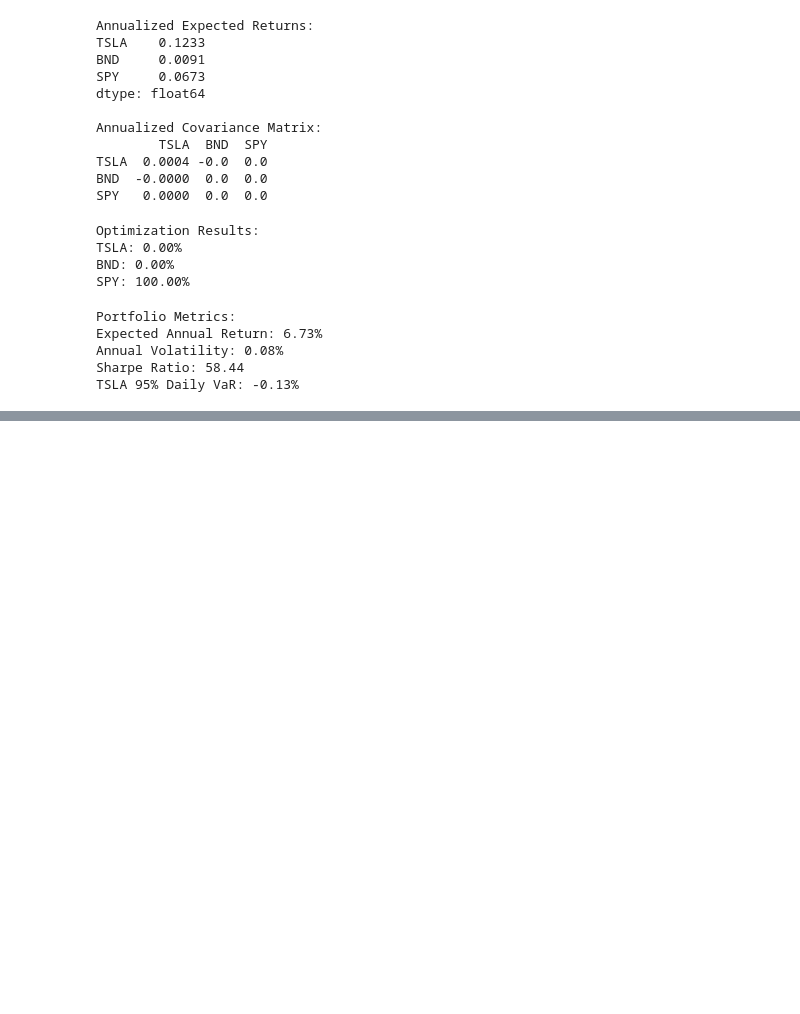
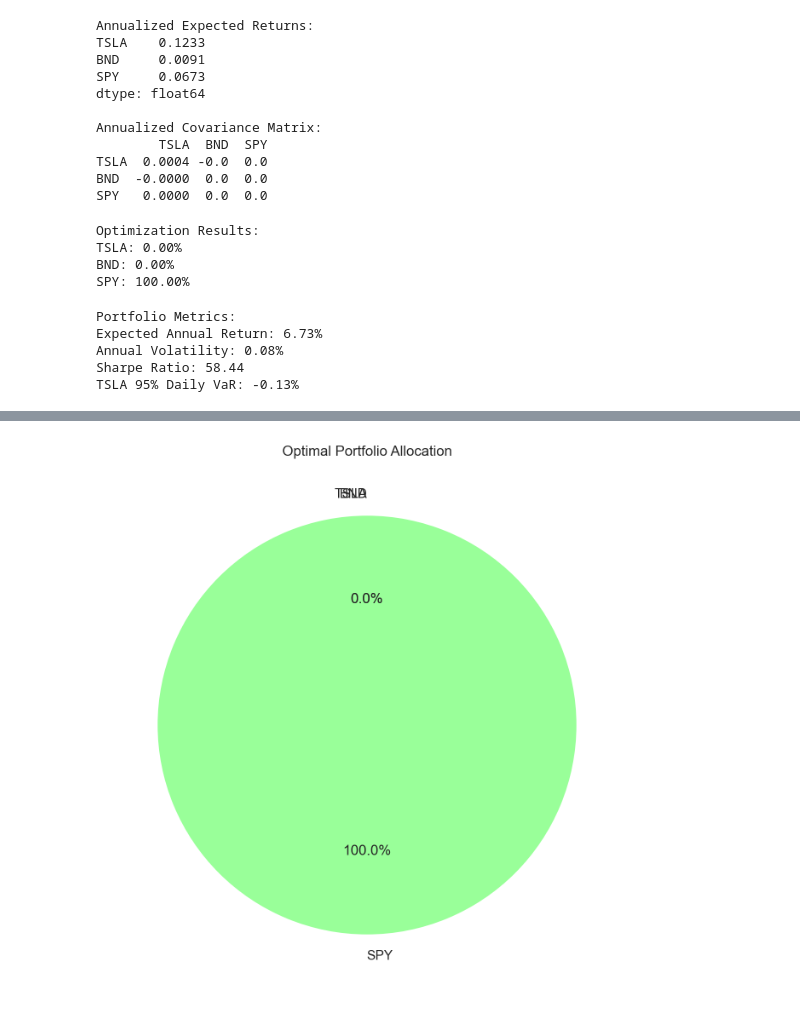
Before and after one commit to Yayerad/GMF-Investments-W11, a Jupyter notebook: notebooks/portfolio_optimization.ipynb, the cells around one changed output, grey strips where cells are left out. Drawn from its saved outputs; the diff is of its cells as text; code cells hidden in the pictures; blank space fills up the shorter version.

```diff
--- a/notebooks/portfolio_optimization.ipynb
+++ b/notebooks/portfolio_optimization.ipynb
@@ -114,0 +142,12 @@ TSLA 95% Daily VaR: -0.13%
+# %%
+# Pie Chart of Optimal Allocation
+plt.figure(figsize=(8, 8))
+plt.pie(optimal_weights,
+        labels=assets,
+        autopct='%1.1f%%',
+        colors=['#ff9999','#66b3ff','#99ff99'],
+        startangle=90)
+plt.title('Optimal Portfolio Allocation')
+plt.show()
+# %% [output]
+[figure, added]
```
Also changed, not shown: parts of 3 cells of this notebook, 1 other file.
